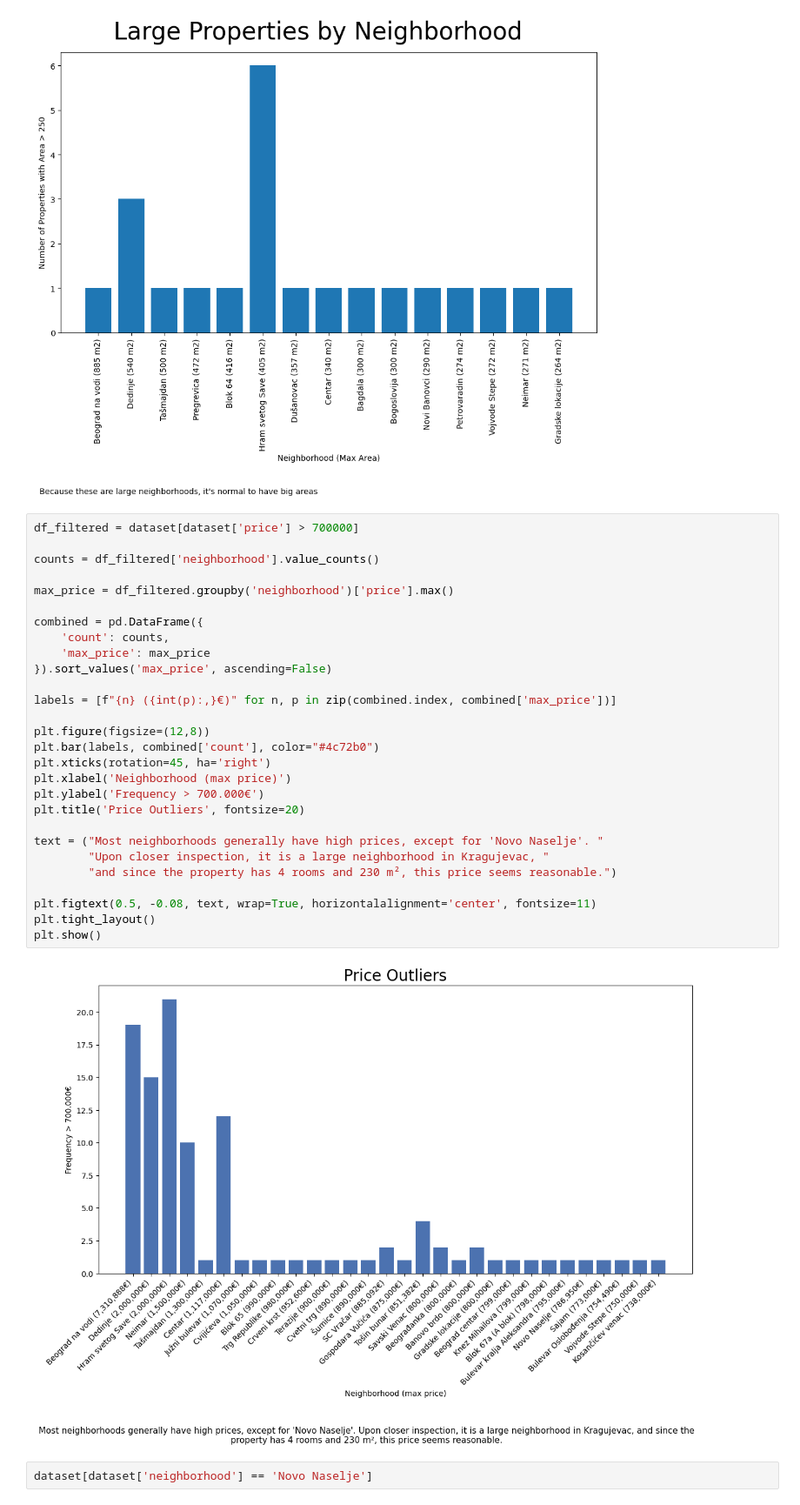
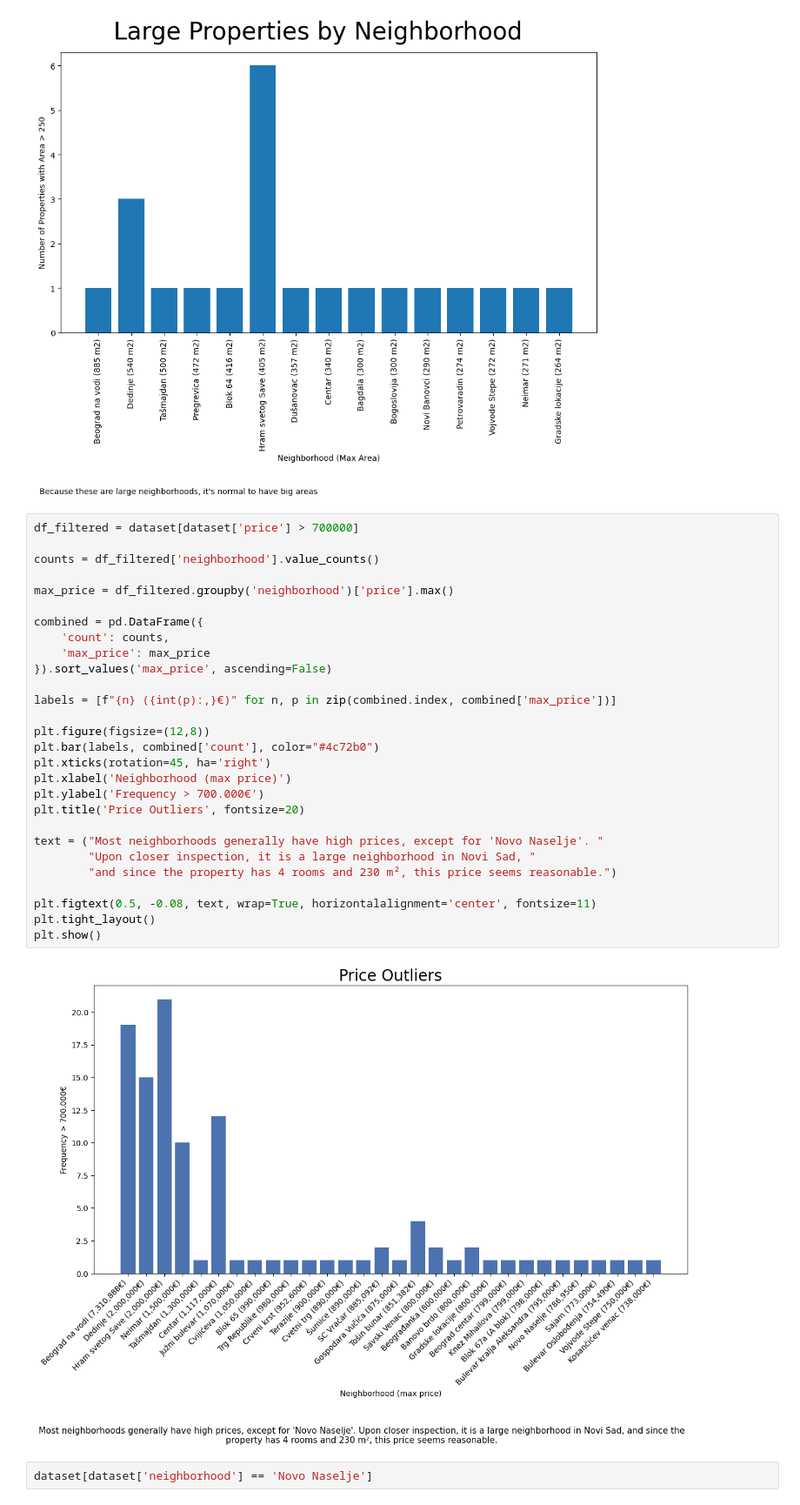
Before and after one commit to dobrosavljevicnenad/DataScience-Apartments, a Jupyter notebook: apartments.ipynb, the cells around one changed output. Shown at 87% size. Cells and saved outputs as stored; diff of their text form.

```diff
--- a/apartments.ipynb
+++ b/apartments.ipynb
@@ -263,33 +263,33 @@ plt.show()
 # %%
 df_filtered = dataset[dataset['price'] > 700000]
 
 counts = df_filtered['neighborhood'].value_counts()
 
 max_price = df_filtered.groupby('neighborhood')['price'].max()
 
 combined = pd.DataFrame({
     'count': counts,
     'max_price': max_price
 }).sort_values('max_price', ascending=False)
 
 labels = [f"{n} ({int(p):,}€)" for n, p in zip(combined.index, combined['max_price'])]
 
 plt.figure(figsize=(12,8))
 plt.bar(labels, combined['count'], color="#4c72b0")
 plt.xticks(rotation=45, ha='right')
 plt.xlabel('Neighborhood (max price)')
 plt.ylabel('Frequency > 700.000€')
 plt.title('Price Outliers', fontsize=20)
 
 text = ("Most neighborhoods generally have high prices, except for 'Novo Naselje'. "
-        "Upon closer inspection, it is a large neighborhood in Kragujevac, "
+        "Upon closer inspection, it is a large neighborhood in Novi Sad, "
         "and since the property has 4 rooms and 230 m², this price seems reasonable.")
 
 plt.figtext(0.5, -0.08, text, wrap=True, horizontalalignment='center', fontsize=11)
 plt.tight_layout()
 plt.show()
 # %% [output]
-[figure, old version]
+[figure, new version]
 # %%
 dataset[dataset['neighborhood'] == 'Novo Naselje']
 # %% [output]
```
Also changed, not shown: parts of 17 cells of this notebook.
